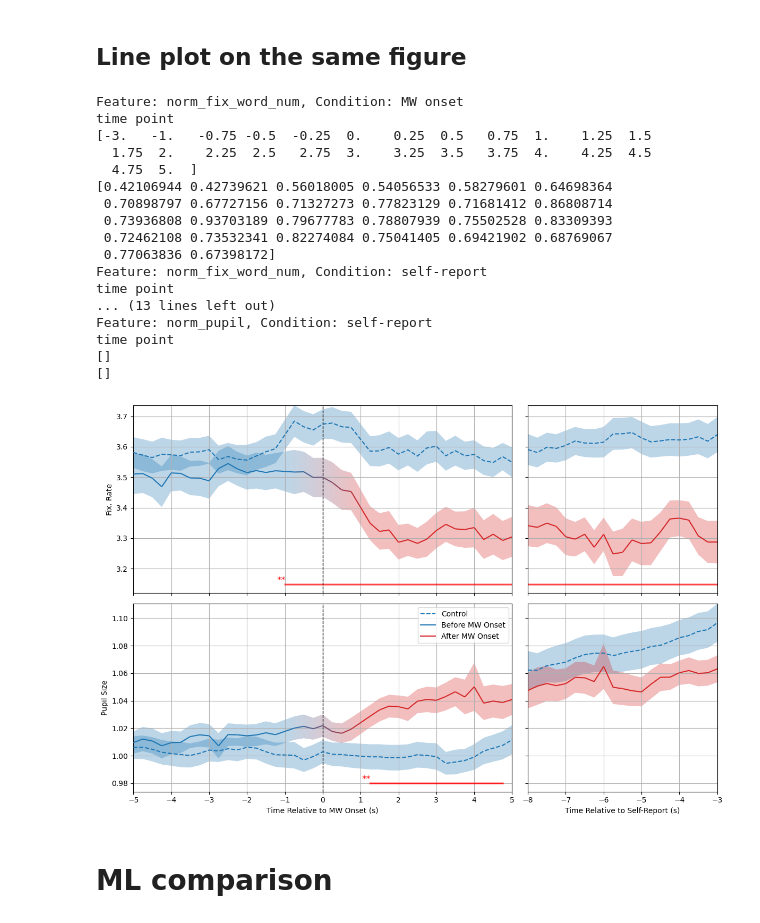
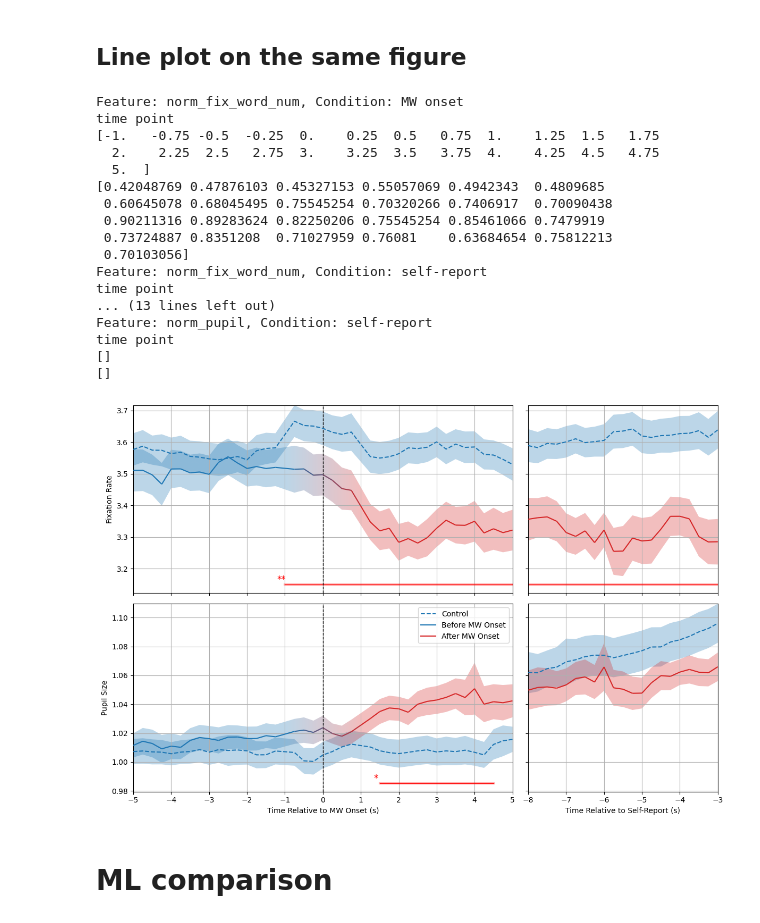
Before and after one commit to GlassBrainLab/ReMind, a Jupyter notebook: analysis_code/notebooks/brm_figures.ipynb, the cells around one changed output. Saved outputs shown, nothing was run; the diff lists cells and outputs as text; code cells hidden in the pictures.

```diff
--- a/analysis_code/notebooks/brm_figures.ipynb
+++ b/analysis_code/notebooks/brm_figures.ipynb
@@ -403,7 +403,7 @@ from matplotlib.lines import Line2D
 
 # GBLDriver path
 # path = r"/Volumes/GBLDrive/MindlessReading/Data/Files"
-path = r"/gpfs1/pi/djangraw/mindless_reading/data/ml_results/ReMind"
+path = r"/gpfs1/pi/djangraw/mindless_reading/data/ReMind"
 wlen = 2.0
 # Slide Window (window duration 2 seconds)
 file_name = f'group_features_slide{wlen}.csv'
@@ -424,7 +424,7 @@ features = ['norm_fix_word_num', 'norm_pupil']
 
 # mapping feature names to clean y-axis labels
 y_labels = {
-    'norm_fix_word_num': 'Fix. Rate',
+    'norm_fix_word_num': 'Fixation Rate',
     'norm_pupil': 'Pupil Size'
 }
 
@@ -433,6 +433,9 @@ fig = plt.figure(figsize=(12, 4 * len(features)))
 gs = GridSpec(len(features), 2, width_ratios=[2, 1], figure=fig)  # column 0 is twice as wide
 
 for i, feature in enumerate(features):
+    # Set feature-specific p-threshold
+    p_threshold = 0.01 if feature == 'norm_fix_word_num' else 0.05
+
     # Left plot (MW onset)
     ax0 = fig.add_subplot(gs[i, 0])
     # Right plot (Self-report)
@@ -510,17 +513,17 @@ for i, feature in enumerate(features):
             r = abs(z_score) / np.sqrt(n) if n > 0 else np.nan
             r_values.append(r)
 
-        _, p_corrected = fdrcorrection(p_values, alpha=0.01)
+        _, p_corrected = fdrcorrection(p_values, alpha=p_threshold)
 
         # print
         print(f"Feature: {feature}, Condition: {title}")
         r_values = np.array(r_values)
         print("time point")
-        print(np.array(timepoints)[np.array(p_corrected) < 0.01])
-        print(r_values[np.array(p_corrected) < 0.01])
+        print(np.array(timepoints)[np.array(p_corrected) < p_threshold])
+        print(r_values[np.array(p_corrected) < p_threshold])
 
         # p_corrected = p_values
-        sig_times = np.sort(np.array(timepoints)[np.array(p_corrected) < 0.01])
+        sig_times = np.sort(np.array(timepoints)[np.array(p_corrected) < p_threshold])
 
         # Group significant timepoints into blocks
         breaks = np.where(np.diff(sig_times) > 0.25)[0] + 1
@@ -610,7 +613,9 @@ for i, feature in enumerate(features):
             ax0.plot([block[0], block[-1]], [y_sig, y_sig], color='red', linewidth=1)
             ax0.plot([block[0], block[-1]], [y_sig, y_sig], color='red', linewidth=3, alpha=0.3)
             if not is_plotted:
-                ax0.text((block[0]-0.1), y_sig, '**', ha='center', va='bottom', fontsize=12, color='red')
+                # Annotate based on the threshold used
+                marker = '***' if p_threshold == 0.001 else '**' if p_threshold == 0.01 else '*'
+                ax0.text((block[0]-0.1), y_sig, marker, ha='center', va='bottom', fontsize=12, color='red')
                 is_plotted = True
 
     is_plotted = False
@@ -633,42 +638,42 @@ for i, feature in enumerate(features):
         # Define custom legend handles
         legend_handles = [
             Line2D([0], [0], color='tab:blue', lw=1.5, linestyle='--', label='Control'),
             Line2D([0], [0], color='tab:blue', lw=1.5, label='Before MW Onset'),
             Line2D([0], [0], color='tab:red', lw=1.5, label='After MW Onset')
         ]
         # Add legend to the top-left subplot
         ax0.legend(handles=legend_handles, loc="upper right", title="", fontsize=10)
     else:
         ax0.set_xlabel("")
         ax0.tick_params(labelbottom=False)
         ax1.set_xlabel("")
         ax1.tick_params(labelbottom=False)
 
 # Hide the middle spacer column
 for i in range(len(features)):
     fig.add_subplot(gs[i, 1]).axis('off')
 
 plt.tight_layout()
 plt.show()
 # %% [output]
 Feature: norm_fix_word_num, Condition: MW onset
 time point
-[-3.   -1.   -0.75 -0.5  -0.25  0.    0.25  0.5   0.75  1.    1.25  1.5
-  1.75  2.    2.25  2.5   2.75  3.    3.25  3.5   3.75  4.    4.25  4.5
-  4.75  5.  ]
-[0.42106944 0.42739621 0.56018005 0.54056533 0.58279601 0.64698364
- 0.70898797 0.67727156 0.71327273 0.77823129 0.71681412 0.86808714
- 0.73936808 0.93703189 0.79677783 0.78807939 0.75502528 0.83309393
- 0.72462108 0.73532341 0.82274084 0.75041405 0.69421902 0.68769067
- 0.77063836 0.67398172]
+[-1.   -0.75 -0.5  -0.25  0.    0.25  0.5   0.75  1.    1.25  1.5   1.75
+  2.    2.25  2.5   2.75  3.    3.25  3.5   3.75  4.    4.25  4.5   4.75
+  5.  ]
+[0.42048769 0.47876103 0.45327153 0.55057069 0.4942343  0.4809685
+ 0.60645078 0.68045495 0.75545254 0.70320266 0.7406917  0.70090438
+ 0.90211316 0.89283624 0.82250206 0.75545254 0.85461066 0.7479919
+ 0.73724887 0.8351208  0.71027959 0.76081    0.63684654 0.75812213
+ 0.70103056]
 Feature: norm_fix_word_num, Condition: self-report
 time point
 ... (13 lines left out)
 Feature: norm_pupil, Condition: self-report
 time point
 []
 []
-[figure, old version]
+[figure, new version]
 # %% [markdown]
 # ML comparison
 # %% [markdown]
```
Also changed, not shown: parts of 10 cells of this notebook, 4 other files.
